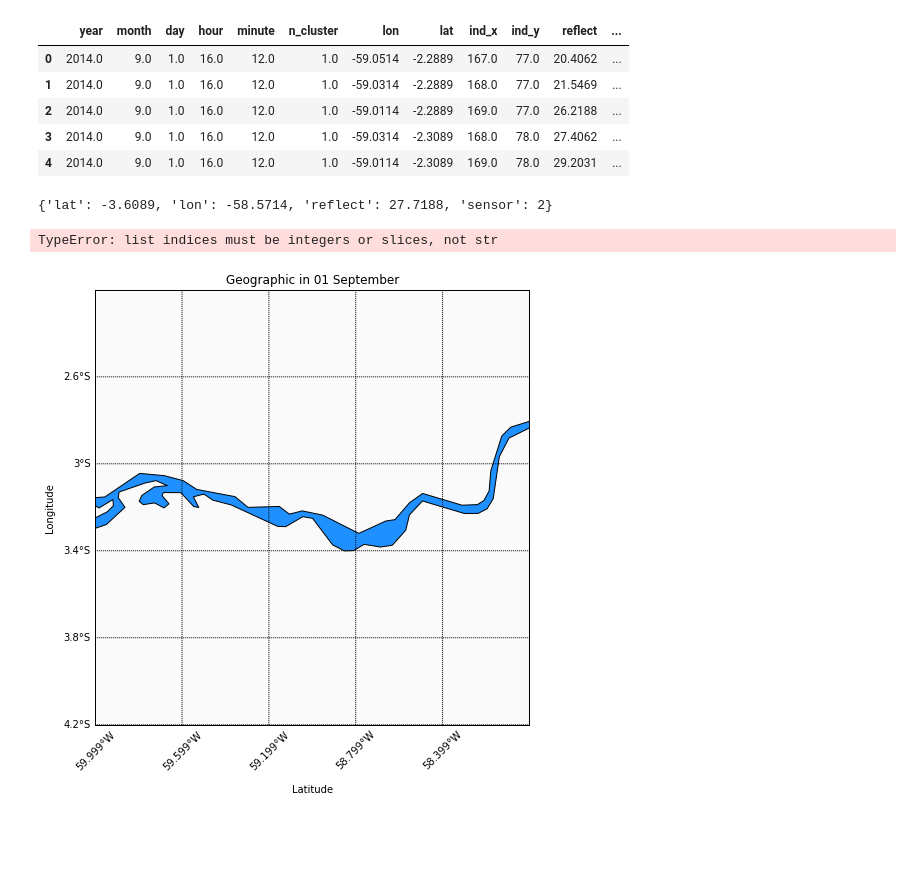
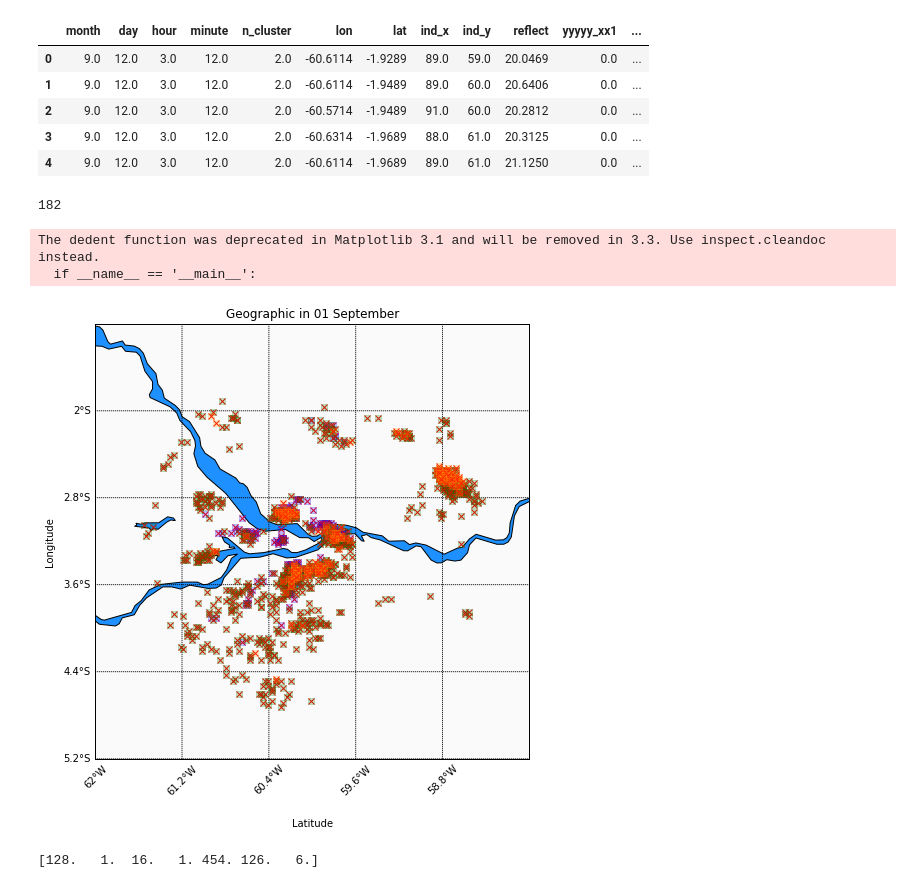
Before and after one commit to AdrianoPereira/project-cap394, a Jupyter notebook: src/Untitled.ipynb, the cells around one changed output. Drawn from its saved outputs; the diff is of its cells as text; code cells hidden in the pictures; blank space fills up the shorter version.

```diff
--- a/src/Untitled.ipynb
+++ b/src/Untitled.ipynb
@@ -8,10 +8,12 @@ from utils.groupby import extractdf
 # %%
-PATH = '../data/lite/mat'
-path_files = [os.path.join(PATH, path) for path in os.listdir(PATH)]
+# PATH = '../data/lite/mat'
+PATH = '../data/full/exp'
+path_files = [os.path.join(PATH, path) for path in os.listdir(PATH)[500:2000]]
 
 df = [pd.read_csv(file, sep='\s+') for file in path_files]
 df = pd.concat(df, sort=False)
 df = df.rename(str.lower, axis='columns')
+df = df.drop(['year'], axis=1)
 
 mfev = df.loc[df['month'] == 2]
 mmar = df.loc[df['month'] == 3]
@@ -23,9 +37,9 @@ data = extractdf(msep)
 # %%
 msep.head()
 # %% [output]
-|  | year | month | day | hour | minute | n_cluster | lon | lat | ind_x | ind_y | reflect | ... |
-| 0 | 2014.0 | 9.0 | 1.0 | 16.0 | 12.0 | 1.0 | -59.0514 | -2.2889 | 167.0 | 77.0 | 20.4062 | ... |
-| 1 | 2014.0 | 9.0 | 1.0 | 16.0 | 12.0 | 1.0 | -59.0314 | -2.2889 | 168.0 | 77.0 | 21.5469 | ... |
-| 2 | 2014.0 | 9.0 | 1.0 | 16.0 | 12.0 | 1.0 | -59.0114 | -2.2889 | 169.0 | 77.0 | 26.2188 | ... |
-| 3 | 2014.0 | 9.0 | 1.0 | 16.0 | 12.0 | 1.0 | -59.0314 | -2.3089 | 168.0 | 78.0 | 27.4062 | ... |
-| 4 | 2014.0 | 9.0 | 1.0 | 16.0 | 12.0 | 1.0 | -59.0114 | -2.3089 | 169.0 | 78.0 | 29.2031 | ... |
+|  | month | day | hour | minute | n_cluster | lon | lat | ind_x | ind_y | reflect | yyyyy_xx1 | ... |
+| 0 | 9.0 | 12.0 | 3.0 | 12.0 | 2.0 | -60.6114 | -1.9289 | 89.0 | 59.0 | 20.0469 | 0.0 | ... |
+| 1 | 9.0 | 12.0 | 3.0 | 12.0 | 2.0 | -60.6114 | -1.9489 | 89.0 | 60.0 | 20.6406 | 0.0 | ... |
+| 2 | 9.0 | 12.0 | 3.0 | 12.0 | 2.0 | -60.5714 | -1.9489 | 91.0 | 60.0 | 20.2812 | 0.0 | ... |
+| 3 | 9.0 | 12.0 | 3.0 | 12.0 | 2.0 | -60.6314 | -1.9689 | 88.0 | 61.0 | 20.3125 | 0.0 | ... |
+| 4 | 9.0 | 12.0 | 3.0 | 12.0 | 2.0 | -60.6114 | -1.9689 | 89.0 | 61.0 | 21.1250 | 0.0 | ... |
@@ -63,52 +46,54 @@ for i, row in msep.iterrows():
-# %%
-datar[0]
-# %% [output]
-{'lat': -3.6089, 'lon': -58.5714, 'reflect': 27.7188, 'sensor': 2}
+# %%
+lights1 = msep.loc[(msep['yyyyy_xx1'] > 0) & (msep['yyyyy_xx2'] > 0)]
+lights2 = msep.loc[(msep['yyyyyyy_xx3'] > 0)]
+lights3 = msep.loc[(msep['yyy_xx4'] > 0) & (msep['yyy_xx5'] > 0)]
+len(lights3[['lon', 'lat']].values)
+# %% [output]
+182
 # %%
-my_coords = [-3.2, -58.9990]
-zoom_scale = 1
+my_coords = [-3.2, -60.00000000]
+zoom_scale = 2
 
 bbox = [my_coords[0]-zoom_scale,my_coords[0]+zoom_scale,\
         my_coords[1]-zoom_scale,my_coords[1]+zoom_scale]
 
 plt.figure(figsize=(20, 8))
 m = Basemap(projection='merc',llcrnrlat=bbox[0],urcrnrlat=bbox[1],\
             llcrnrlon=bbox[2],urcrnrlon=bbox[3],lat_ts=10,resolution='i')
 
 m.drawcoastlines()
 m.fillcontinents(color='#FAFAFA',lake_color='dodgerblue')
 
 m.drawparallels(np.arange(bbox[0],bbox[1],(bbox[1]-bbox[0])/5),labels=[1,0,0,0])
 m.drawmeridians(np.arange(bbox[2],bbox[3],(bbox[3]-bbox[2])/5),labels=[0,0,0,1],rotation=45)
 m.drawmapboundary(fill_color='dodgerblue')
 
 x,y = m(my_coords[1],my_coords[0])
 plt.title("Geographic in 01 September")
 plt.ylabel('Longitude', labelpad=40)
 plt.xlabel('Latitude', labelpad=60)
 
-# data = datar
-for x in range(len(data['lat'])):
-    coords = (data['lat'][x], data['lon'][x])
-    x,y = m(coords[1],coords[0])
+for line in lights1[['lon', 'lat']].values:
+    coords = (line[0], line[1])
+    x,y = m(coords[0], coords[1])
+    m.plot(x,y,marker='x',color='r')
+    m.plot(x, y, marker='s', color='b', alpha=0.2)
 
-    if data['sensor'][x] == 1:
-        m.plot(x,y,marker='x',color='r')
-        m.plot(x, y, marker='s', color='b', alpha=0.2)
+for line in lights2[['lon', 'lat']].values:
+    coords = (line[0], line[1])
+    x,y = m(coords[0], coords[1])
+    m.plot(x,y,marker='x',color='r')
+    m.plot(x, y, marker='s', color='g', alpha=0.2)
 
-    elif data['sensor'][x] == 2:
-        m.plot(x,y,marker='x',color='orange')
-    elif data['sensor'][x] == 3:
-        m.plot(x,y,marker='x',color='magenta')
+for line in lights3[['lon', 'lat']].values:
+    coords = (line[0], line[1])
+    x,y = m(coords[0], coords[1])
+    m.plot(x,y,marker='x',color='r')
+    m.plot(x, y, marker='s', color='orange', alpha=0.2)
 
 
-
-# for x in datar:
-
-
-# plt.savefig('amazon.png', format='png', dpi=500)
-# plt.figure(figsize=(15, 8))
 plt.show()
 # %% [output]
-TypeError: list indices must be integers or slices, not str
+The dedent function was deprecated in Matplotlib 3.1 and will be removed in 3.3. Use inspect.cleandoc instead.
+  if __name__ == '__main__':
-[figure, old version]
+[figure, new version]
@@ -129 +100,6 @@ def colorR(row):
+# %%
+# print(lights1.groupby(['day']).agg({'yyyyy_xx1': 'sum'}))
+print(lights1.groupby(['day']).agg({'yyyyy_xx2': 'sum'}).values.ravel())
+# %% [output]
+[128.   1.  16.   1. 454. 126.   6.]
 # %%
```
Also changed, not shown: parts of 9 cells of this notebook, 22 other files.
